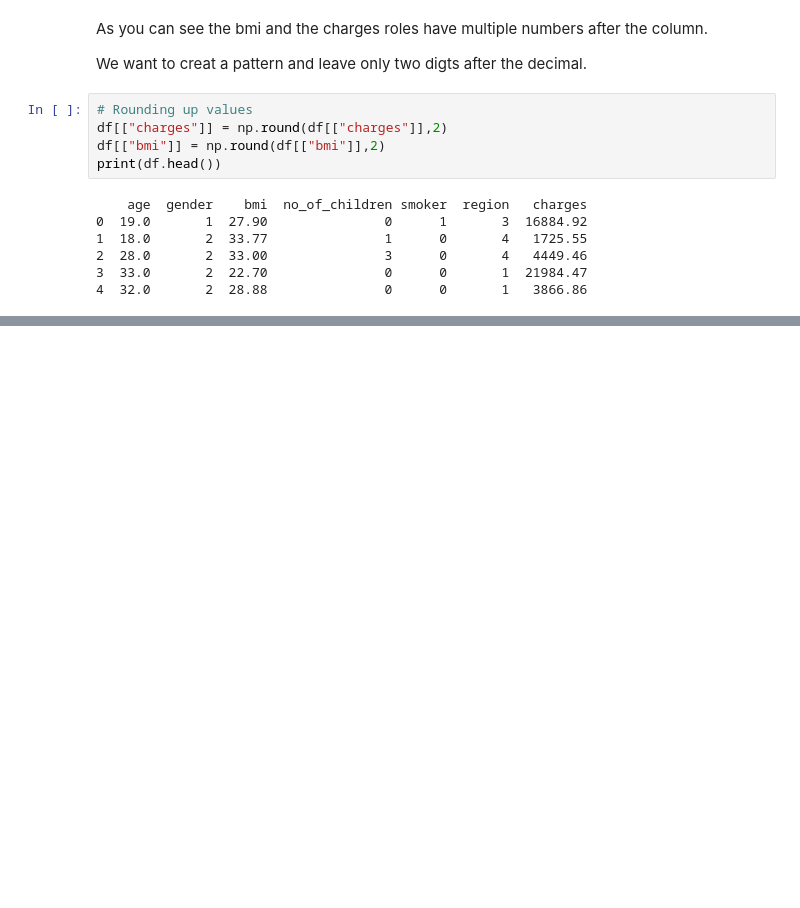
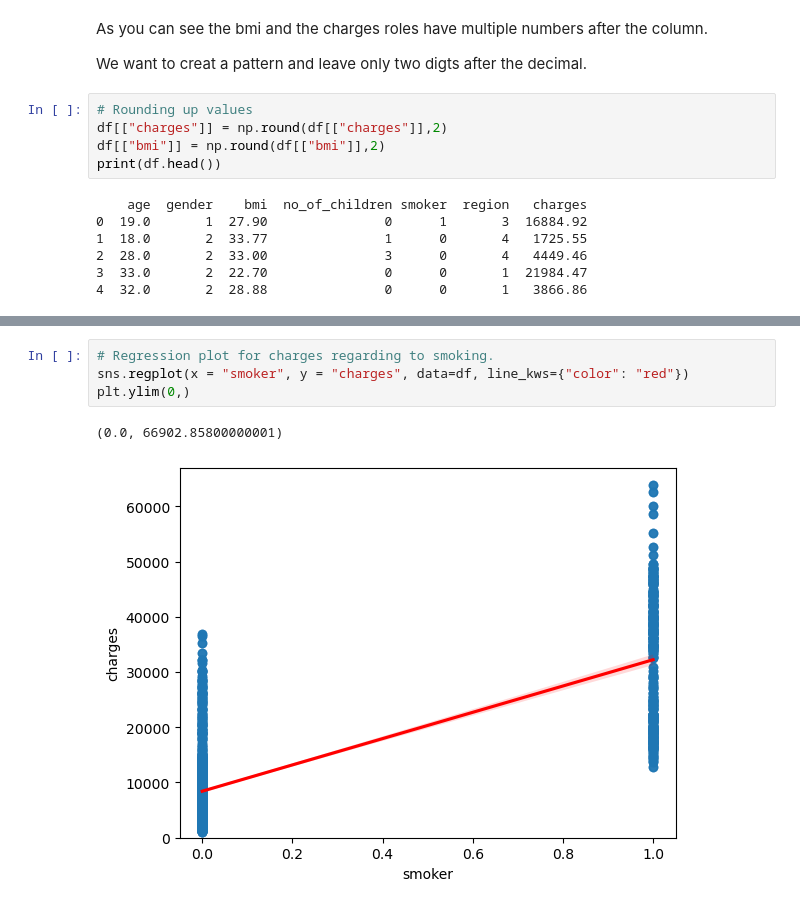
Before and after one commit to fernandes-s/insurance_cost_analysis, a Jupyter notebook: Insurance_Analysis.ipynb, the cells around one changed output, grey strips where cells are left out. Drawn from its saved outputs; the diff is of its cells as text; blank space fills up the shorter version.

```diff
--- a/Insurance_Analysis.ipynb
+++ b/Insurance_Analysis.ipynb
@@ -427,0 +464,7 @@ print(unique_smokers)
+# %%
+# Regression plot for charges regarding to smoking.
+sns.regplot(x = "smoker", y = "charges", data=df, line_kws={"color": "red"})
+plt.ylim(0,)
+# %% [output]
+(0.0, 66902.85800000001)
+[figure, added]
```
Also changed, not shown: parts of 69 cells of this notebook, 1 other file.
